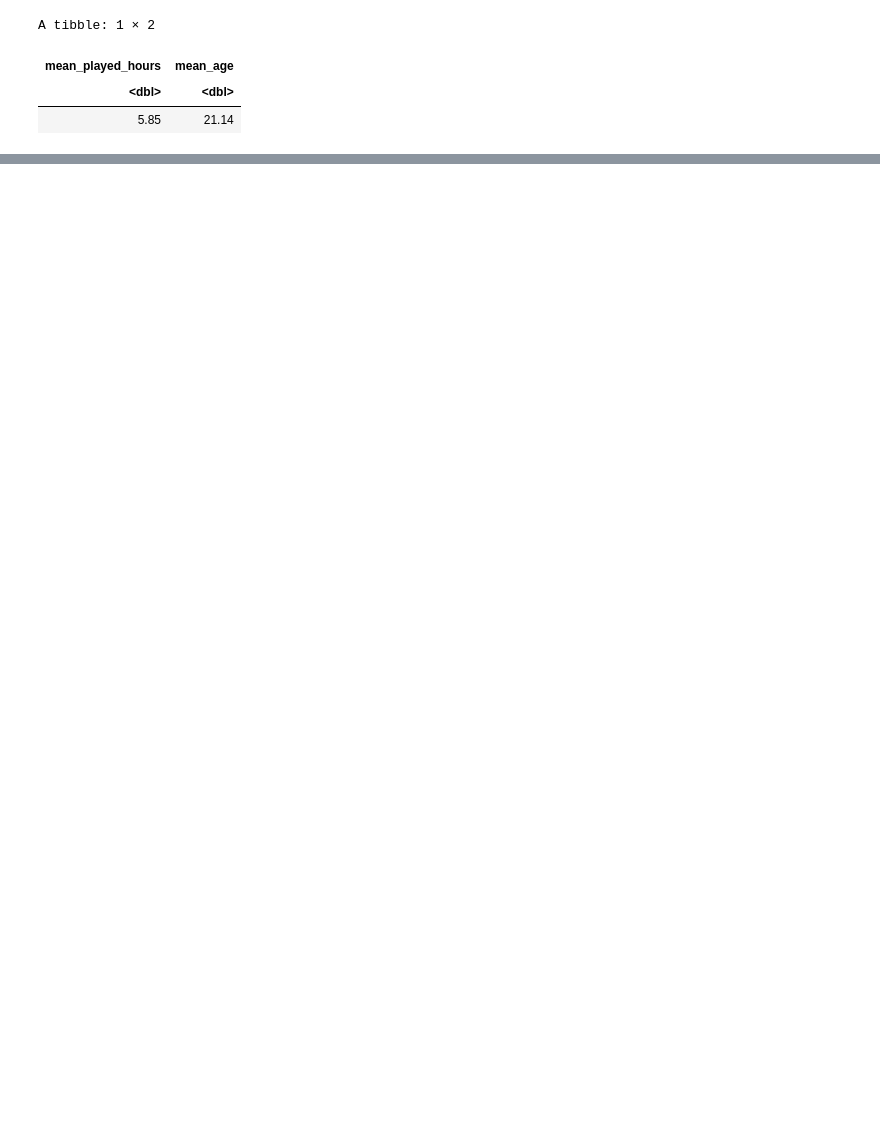
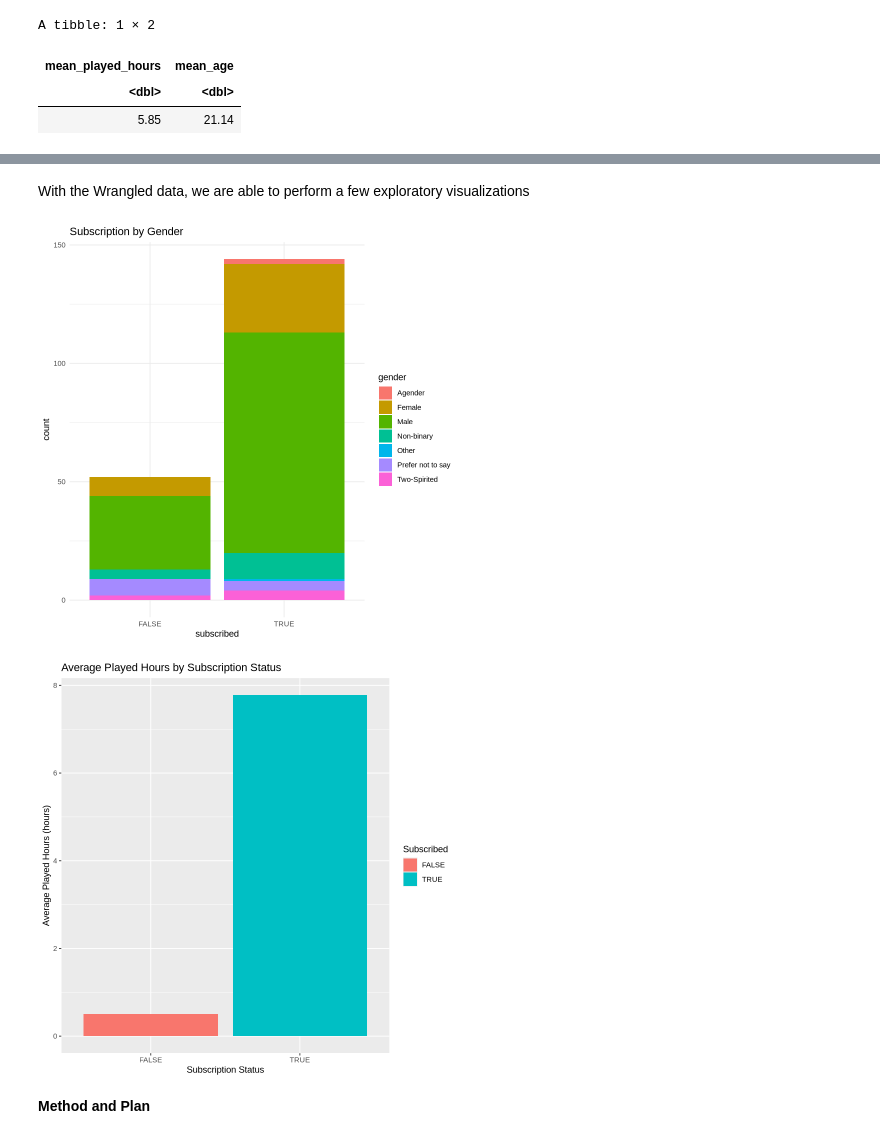
Before and after one commit to ansonng1205-tech/DSCI-Project, a Jupyter notebook: Group 43 Anson Individual Project.ipynb, the cells around one changed output, grey strips where cells are left out. Cells and saved outputs as stored; diff of their text form; code cells hidden in the pictures; blank space fills up the shorter version.

Commit message:
includes wrangled data, visuals, questions (missing word count and question 4)

```diff
--- a/Group 43 Anson Individual Project.ipynb
+++ b/Group 43 Anson Individual Project.ipynb
@@ -164,0 +90,7 @@ We will use the R commands as stated below to wrangle and summarize the data.
+# %%
+#load the datasets
+players <- read_csv("data/players.csv")
+sessions <- read_csv("data/sessions.csv")
+
+players
+sessions
@@ -176,3 +150,11 @@ A tibble: 1 × 2
 | mean_played_hours | mean_age |
 | <dbl> | <dbl> |
 | 5.85 | 21.14 |
+# %%
+# wrangling the data
+wrangled_players <- players |>
+  select(subscribe, played_hours, gender) |>
+filter(!is.na(played_hours), !is.na(gender), !is.na(subscribe)) |>
+  mutate(subscribe = as.factor(subscribe),gender = as.factor(gender), played_hours = as.numeric(played_hours))
+
+wrangled_players
@@ -178,0 +172,24 @@ A tibble: 1 × 2
+# %% [markdown]
+With the Wrangled data, we are able to perform a few exploratory visualizations
+# %%
+gender_ver_subscribe <- wrangled_players |>
+ggplot(aes(x=subscribe, fill = gender)) +
+geom_bar() +
+labs(x = "subscribed", y="count", fill = "gender", title = "Subscription by Gender" ) +
+theme_minimal()
+
+summary_subscribe <- wrangled_players |>
+  group_by(subscribe) |>
+  summarise(mean_hours = mean(played_hours, na.rm = TRUE))
+
+hours_ver_subscribe <- ggplot(summary_subscribe, aes(x = subscribe, y = mean_hours, fill = subscribe)) +
+  geom_col() +
+  labs(title = "Average Played Hours by Subscription Status", x = "Subscription Status",y = "Average Played Hours (hours)",fill = "Subscribed")
+# %%
+gender_ver_subscribe
+hours_ver_subscribe
+# %% [output]
+[figure, added]
+[figure, added]
+# %% [markdown]
+**Method and Plan**
```
Also changed, not shown: parts of 15 cells of this notebook.
